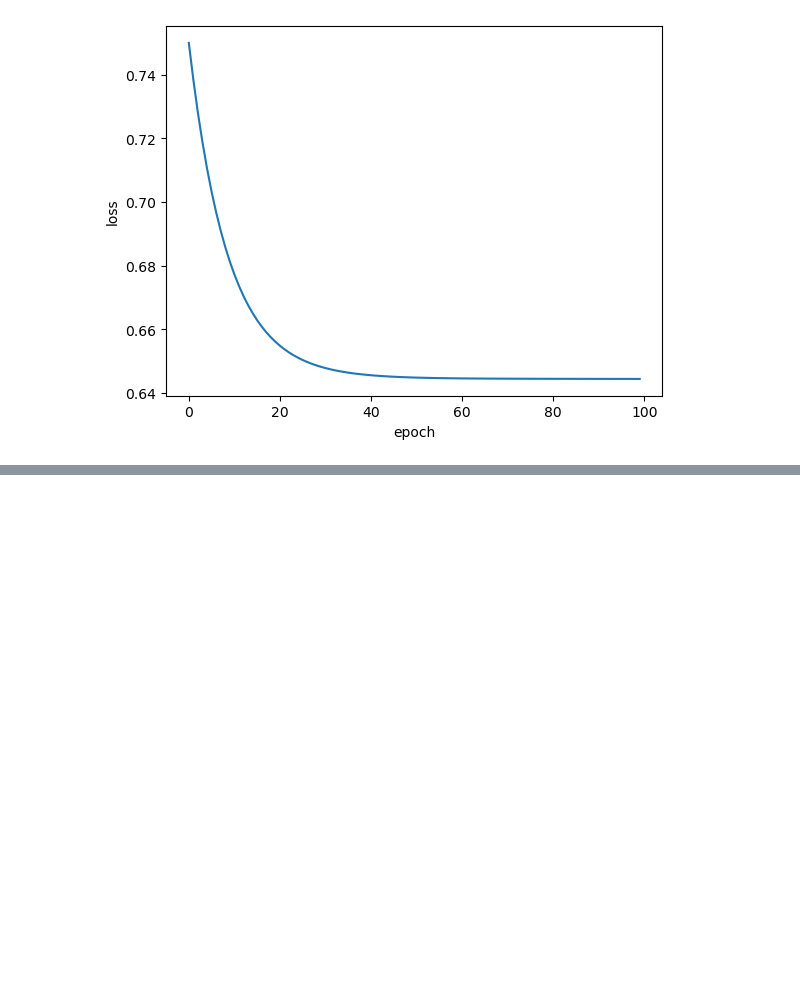
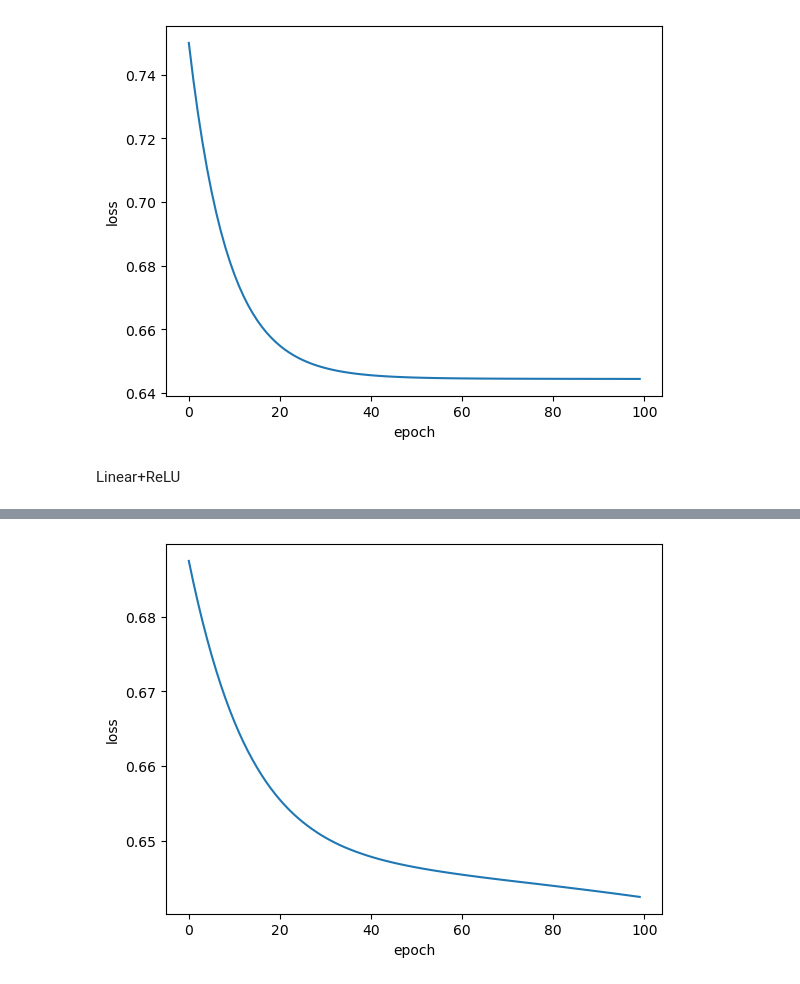
Before and after one commit to AlexanderYWHDu/deep-learning, a Jupyter notebook: multi_layer.ipynb, the cells around one changed output, grey strips where cells are left out. Drawn from its saved outputs; the diff is of its cells as text; code cells hidden in the pictures; blank space fills up the shorter version.

```diff
--- a/multi_layer.ipynb
+++ b/multi_layer.ipynb
@@ -17,12 +19,12 @@ class Model(torch.nn.Module):
         self.linear1 = torch.nn.Linear(8, 6) # 输入数据x的特征是8维，x有8个特征
         self.linear2 = torch.nn.Linear(6, 4)
         self.linear3 = torch.nn.Linear(4, 1)
-        self.sigmoid = torch.nn.Sigmoid() # 将其看作是网络的一层，而不是简单的函数使用
+        self.activate = torch.nn.Sigmoid() # 将其看作是网络的一层，而不是简单的函数使用
 
     def forward(self, x):
-        x = self.sigmoid(self.linear1(x))
-        x = self.sigmoid(self.linear2(x))
-        x = self.sigmoid(self.linear3(x)) # y hat
+        x = self.activate(self.linear1(x))
+        x = self.activate(self.linear2(x))
+        x = self.activate(self.linear3(x)) # y hat
         return x
 
 
@@ -72,3 +74,61 @@ plt.show()
 98 0.6443803906440735
 99 0.6443789601325989
 [figure]
+# %% [markdown]
+Linear+ReLU
+# %%
+import numpy as np
+import torch
+import matplotlib.pyplot as plt
+
+# prepare dataset
+xy = np.loadtxt('data\diabetes.csv', delimiter=',', dtype=np.float32)
+x_data = torch.from_numpy(xy[:, :-1]) # 第一个‘：’是指读取所有行，第二个‘：’是指从第一列开始，最后一列不要
+y_data = torch.from_numpy(xy[:, [-1]]) # [-1] 最后得到的是个矩阵
+
+# design model using class
+
+
+class Model(torch.nn.Module):
+    def __init__(self):
+        super(Model, self).__init__()
+        self.linear1 = torch.nn.Linear(8, 6) # 输入数据x的特征是8维，x有8个特征
+        self.linear2 = torch.nn.Linear(6, 4)
+        self.linear3 = torch.nn.Linear(4, 1)
+        self.activate = torch.nn.ReLU() # 将其看作是网络的一层，而不是简单的函数使用
+
+    def forward(self, x):
+        x = self.activate(self.linear1(x))
+        x = self.activate(self.linear2(x))
+        x = self.linear3(x) # y hat
+        return x
+
+
+model = Model()
+
+# construct loss and optimizer
+# criterion = torch.nn.BCELoss(size_average = True)
+criterion = torch.nn.BCEWithLogitsLoss(reduction='mean')
+optimizer = torch.optim.SGD(model.parameters(), lr=0.1)
+
+epoch_list = []
+loss_list = []
+# training cycle forward, backward, update
+for epoch in range(100):
+    y_pred = model(x_data)
+    loss = criterion(y_pred, y_data)
+    print(epoch, loss.item())
+    epoch_list.append(epoch)
+    loss_list.append(loss.item())
+
+    optimizer.zero_grad()
+    loss.backward()
+
+    optimizer.step()
+
+
+plt.plot(epoch_list, loss_list)
+plt.ylabel('loss')
+plt.xlabel('epoch')
+plt.show()
+# %% [output]
@@ -75,3 +152,4 @@ plt.show()
+[figure, added]
 # %%
 import numpy as np
 import torch
```
Also changed, not shown: parts of 2 cells of this notebook.
